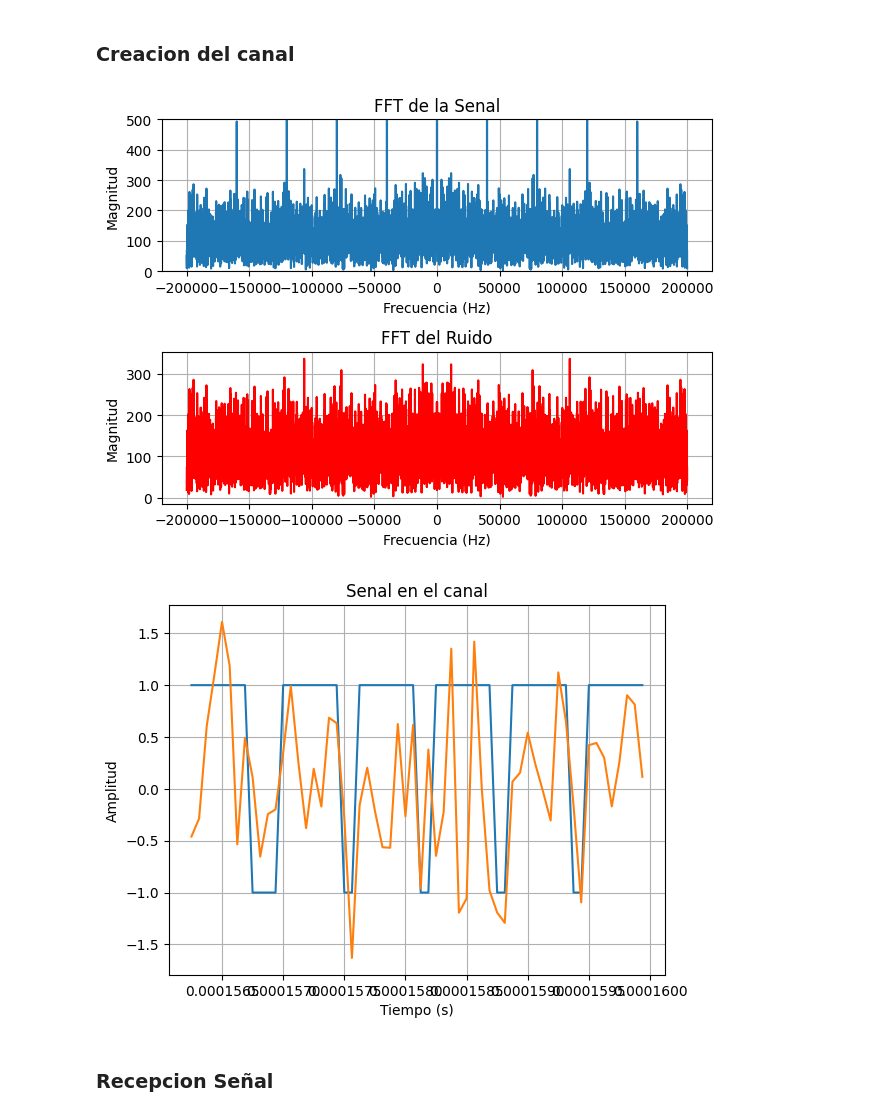
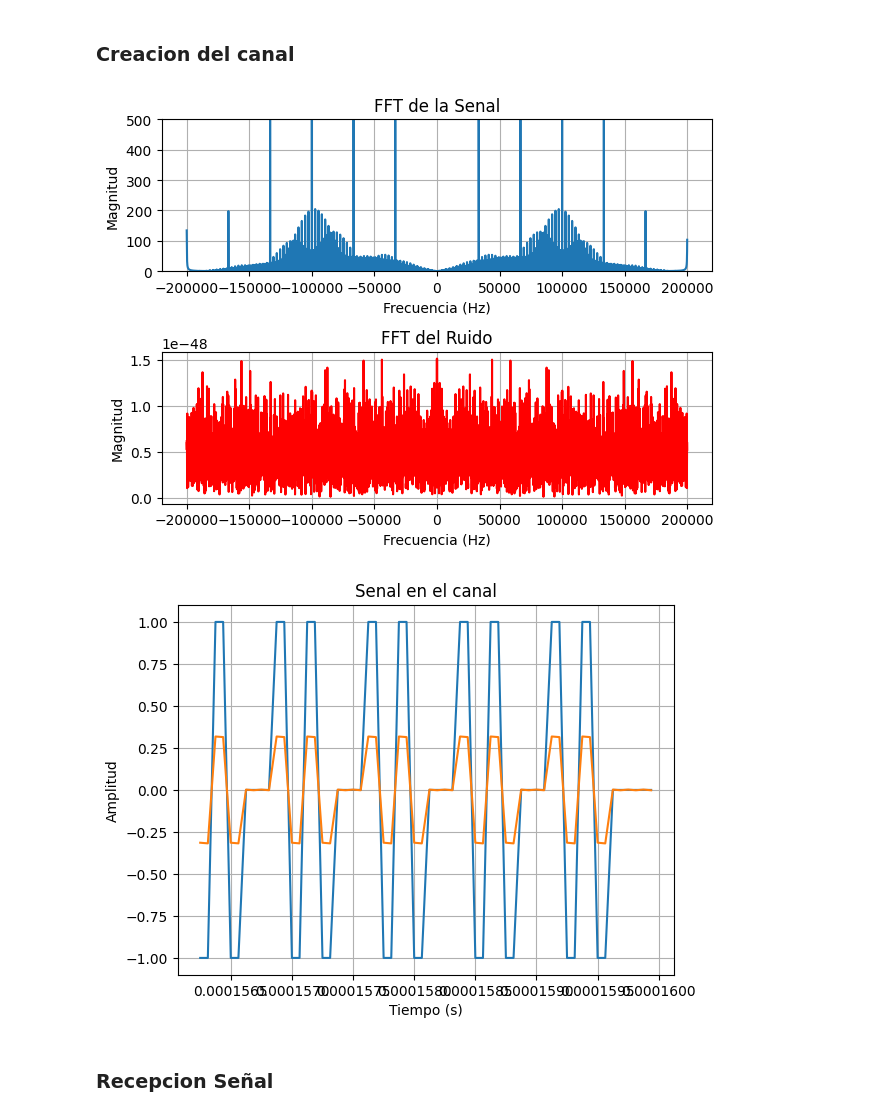
Before and after one commit to jbcgames/Laboratorio_1_Procesamiento, a Jupyter notebook: Proyecto_Cuantizacion.ipynb, the cells around one changed output. Cells and saved outputs as stored; diff of their text form; code cells hidden in the pictures.

```diff
--- a/Proyecto_Cuantizacion.ipynb
+++ b/Proyecto_Cuantizacion.ipynb
@@ -301,37 +356,37 @@ def agregar_ruido_gaussiano(x, snr_db):
     plt.title('FFT de la Senal')
     plt.xlabel('Frecuencia (Hz)')
     plt.ylabel('Magnitud')
     plt.ylim(0, 500)
     plt.grid()
     plt.subplot(2,1,2)
     plt.plot(f_ruido, numpy.abs(R), label='Ruido', color='red')
     plt.title('FFT del Ruido')
     plt.xlabel('Frecuencia (Hz)')
     plt.ylabel('Magnitud')
     plt.grid()
     plt.tight_layout()
     plt.show()
     return x_ruidosa
 # Prueba de canal
 fs2 = fs*5  # frecuencia de muestreo
 fc = fs2/2-100  # frecuencia de corte del filtro
 
 
 #aplicar el canal a la señal con codificacion unipolar
-x_canal = crear_canal(x_unipolar, fs2, fc, atenuacion_db= -10 , snr_db=-6)
+x_canal = crear_canal(x_Codificacion, fs2, fc, atenuacion_db= -10 , snr_db=1000)
 plt.figure()
 longitud=int(len(t)/50)
 tempo=625
-plt.plot(tiempo_unipolar[2500:2560],x_unipolar[2500:2560], label='Senal unipolar')
+plt.plot(tiempo_unipolar[2500:2560],x_Codificacion[2500:2560], label='Senal unipolar')
 plt.plot(tiempo_unipolar[2500:2560],x_canal[2500:2560], label='Senal en el canal')
 plt.title('Senal en el canal')
 plt.xlabel('Tiempo (s)')
 plt.ylabel('Amplitud')
 plt.grid()
 plt.show()
 # %% [output]
-[figure, old version]
+[figure, new version]
-[figure, old version]
+[figure, new version]
 # %% [markdown]
 ### Recepcion Señal
 # %%
```
Also changed, not shown: parts of 4 cells of this notebook, 3 other files.
